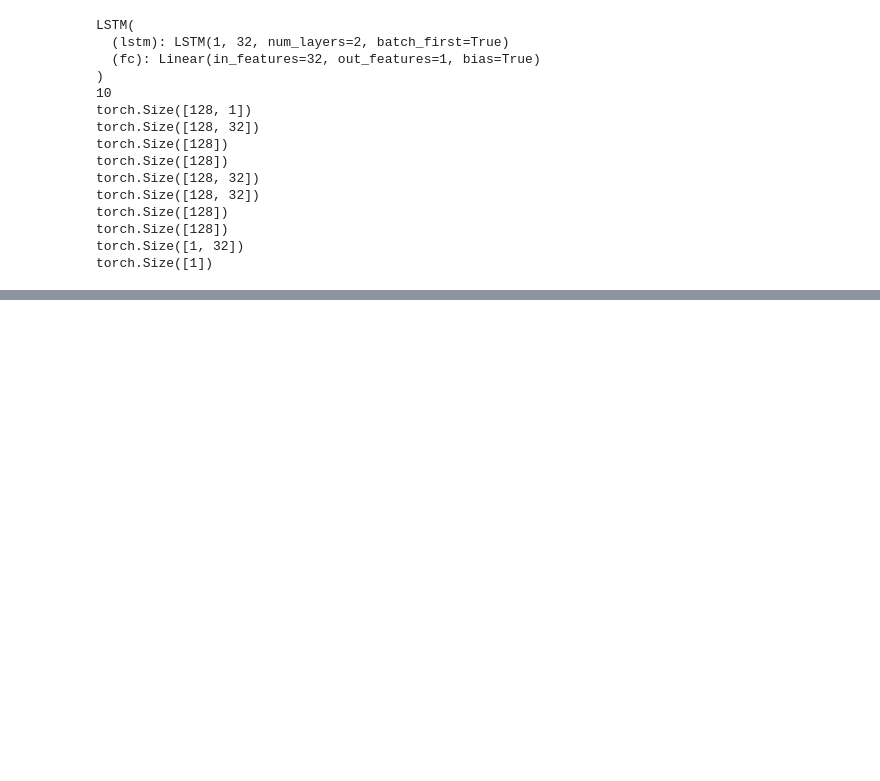
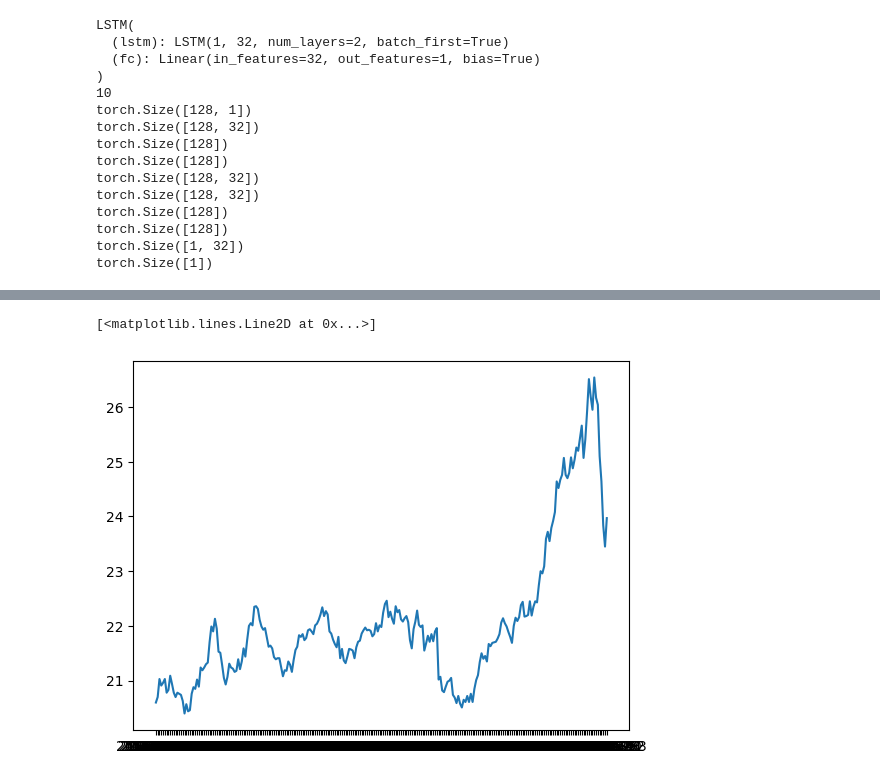
Before and after one commit to riabova/cse578, a Jupyter notebook: code/lstm_pytorch.ipynb, the cells around one changed output, grey strips where cells are left out. Saved outputs shown, nothing was run; the diff lists cells and outputs as text; code cells hidden in the pictures; blank space fills up the shorter version.

```diff
--- a/code/lstm_pytorch.ipynb
+++ b/code/lstm_pytorch.ipynb
@@ -210,0 +212,5 @@ plt.show()
+# %%
+plt.plot(data["Close"])
+# %% [output]
+[<matplotlib.lines.Line2D at 0x...>]
+[figure, added]
```
Also changed, not shown: parts of 7 cells of this notebook, 2 other files.
